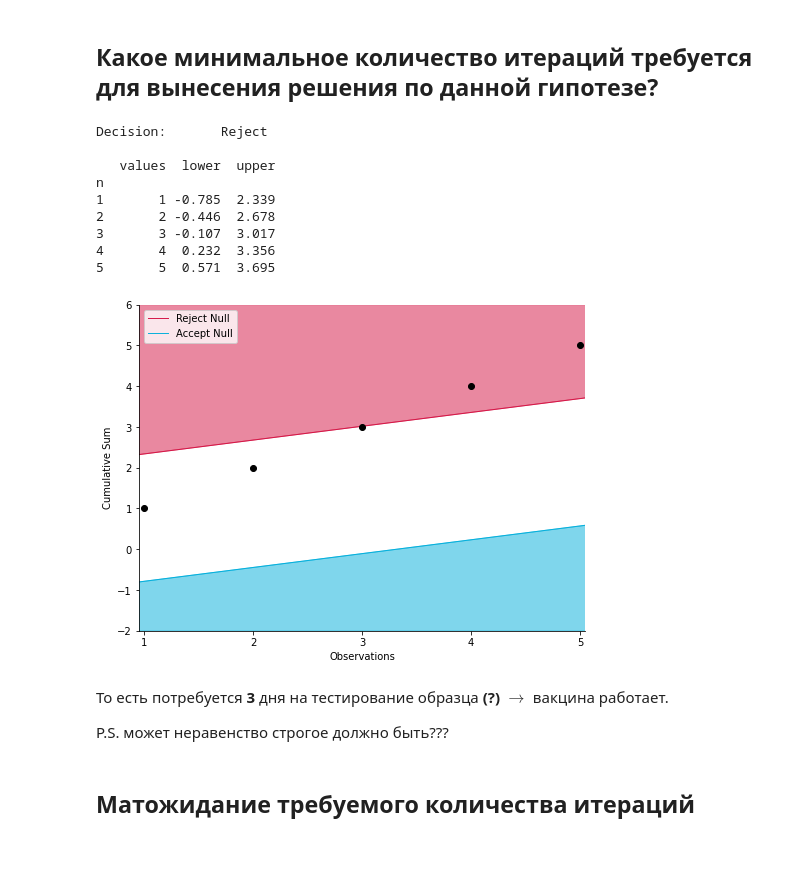
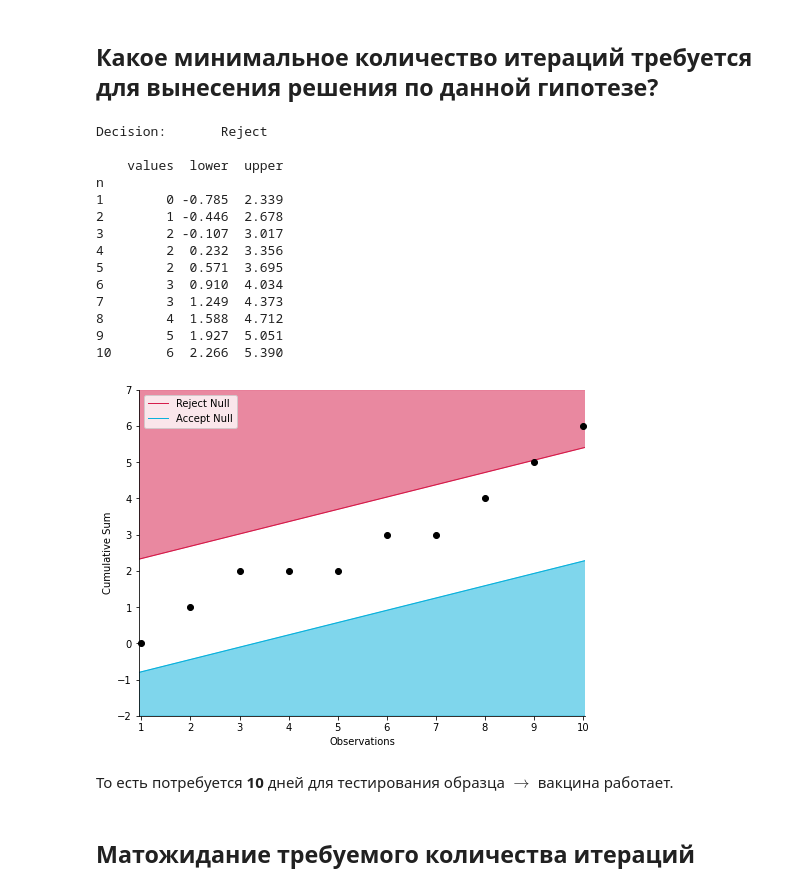
Before and after one commit to puchkovki/psad, a Jupyter notebook: labs/lab2/task2.ipynb, the cells around one changed output. Cells and saved outputs as stored; diff of their text form; code cells hidden in the pictures; blank space fills up the shorter version.

```diff
--- a/labs/lab2/task2.ipynb
+++ b/labs/lab2/task2.ipynb
@@ -77,4 +77,4 @@ array([[1, 1],
 # %%
-deltas = (values[:, 0] >= values[:, 1])
+deltas = (values[:, 0] > values[:, 1])
 deltas
 # %% [output]
@@ -115,23 +115,26 @@ n
 # %% [markdown]
 ## Какое минимальное количество итераций требуется для вынесения решения по данной гипотезе?
 # %%
-test = sprt.SPRTBinomial(alpha=alpha, beta=beta, h0=p1, h1=p2, values=deltas[:5])
+test = sprt.SPRTBinomial(alpha=alpha, beta=beta, h0=p1, h1=p2, values=deltas[:10])
 test.plot()
 # %% [output]
 Decision:       Reject
 
-   values  lower  upper
+    values  lower  upper
 n
-1       1 -0.785  2.339
-2       2 -0.446  2.678
-3       3 -0.107  3.017
-4       4  0.232  3.356
-5       5  0.571  3.695
+1        0 -0.785  2.339
+2        1 -0.446  2.678
+3        2 -0.107  3.017
+4        2  0.232  3.356
+5        2  0.571  3.695
+6        3  0.910  4.034
+7        3  1.249  4.373
+8        4  1.588  4.712
+9        5  1.927  5.051
+10       6  2.266  5.390
-[figure, old version]
+[figure, new version]
 # %% [markdown]
-То есть потребуется **3** дня на тестирование образца **(?)** $\rightarrow$ вакцина работает.
-
-P.S. может неравенство строгое должно быть???
+То есть потребуется **10** дней для тестирования образца $\rightarrow$ вакцина работает.
 # %% [markdown]
 ## Матожидание требуемого количества итераций
 # %% [markdown]
```
Also changed, not shown: parts of 3 cells of this notebook.
